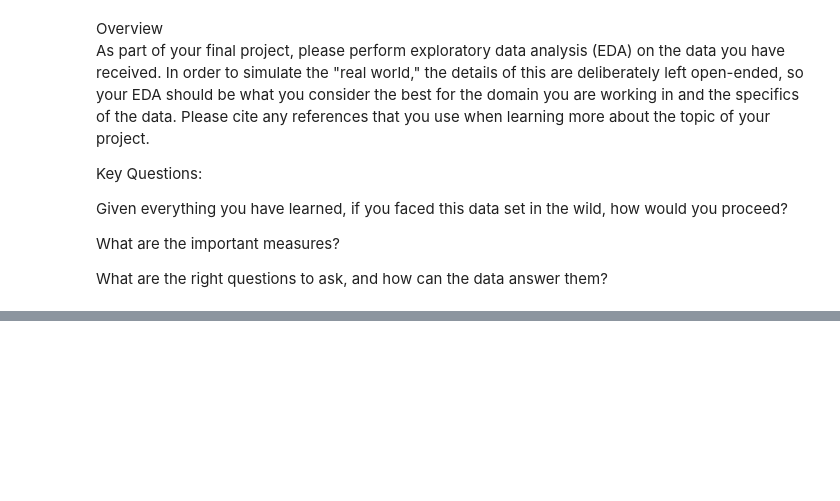
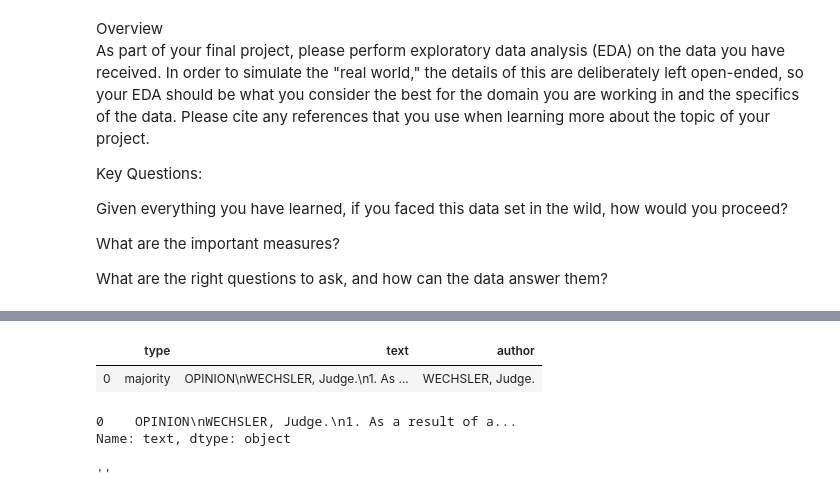
Before and after one commit to medeirosf/2020-CS109B, a Jupyter notebook: content/projects/notebook/cs109b_FP_EDA.ipynb, the cells around one changed output, grey strips where cells are left out. Saved outputs shown, nothing was run; the diff lists cells and outputs as text; code cells hidden in the pictures; blank space fills up the shorter version.

```diff
--- a/content/projects/notebook/cs109b_FP_EDA.ipynb
+++ b/content/projects/notebook/cs109b_FP_EDA.ipynb
@@ -39,0 +110,14 @@ What are the right questions to ask, and how can the data answer them?
+# %%
+json_normalize(data['casebody.data.opinions'][1])
+# %% [output]
+|  | type | text | author |
+| 0 | majority | OPINION\nWECHSLER, Judge.\n1. As ... | WECHSLER, Judge. |
+# %%
+json_normalize(data['casebody.data.opinions'][1])['text']
+# %% [output]
+0    OPINION\nWECHSLER, Judge.\n1. As a result of a...
+Name: text, dtype: object
+# %%
+data['casebody.data.corrections'][1]
+# %% [output]
+''
```
Also changed, not shown: parts of 9 cells of this notebook.
